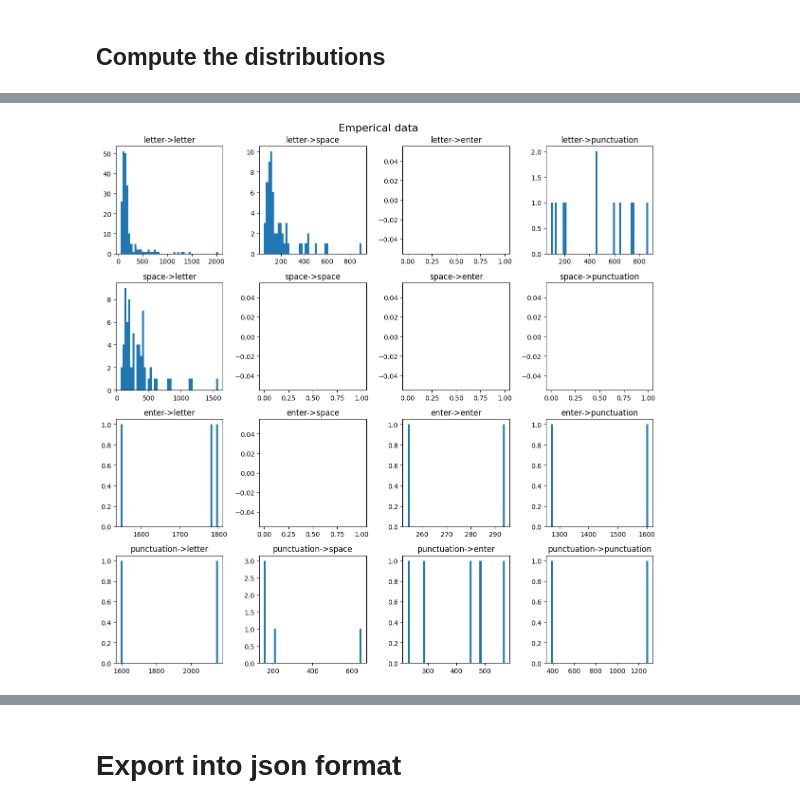
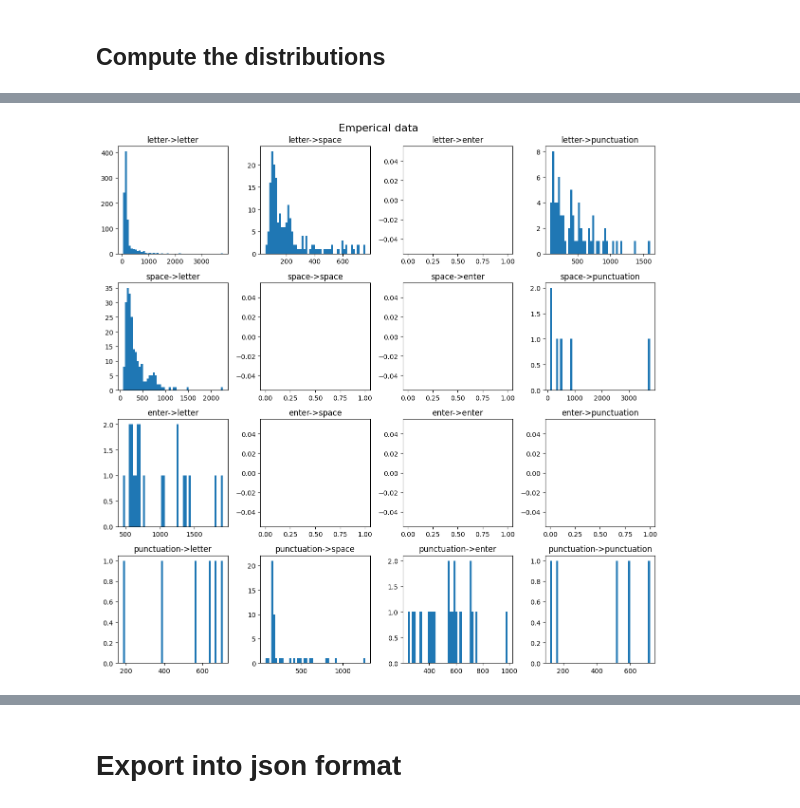
Before and after one commit to geekrope/keystroke-distribution, a Jupyter notebook: analysis/typing_distribution.ipynb, the cells around one changed output, grey strips where cells are left out. Saved outputs shown, nothing was run; the diff lists cells and outputs as text; code cells hidden in the pictures.

Commit message:
Update data collection method. Addtyping accuracy plot

```diff
--- a/analysis/typing_distribution.ipynb
+++ b/analysis/typing_distribution.ipynb
@@ -7,14 +6,24 @@ src = ['../data/my_typing_data.csv']
+# %%
+timing_src = ['../data/time_data.csv']
+accuracy_src = ['../data/accuracy_data.csv']
 # %% [markdown]
 # Load the data
 # %%
-tables = [pd.read_csv(file) for file in src]
-table = pd.concat(tables)
+timing_tables = [pd.read_csv(file) for file in timing_src]
+timing_table = pd.concat(timing_tables)
 
-delays_sample = table['delay'].to_numpy()
-transitions_sample = table['transition'].to_numpy()
+accuracy_tables = [pd.read_csv(file) for file in accuracy_src]
+accuracy_table = pd.concat(accuracy_tables)
+
+delays_sample = timing_table['delay'].to_numpy()
+transitions_sample = timing_table['transition'].to_numpy()
+true_char_sample = accuracy_table['original'].to_numpy()
+typed_char_sample = accuracy_table['typed'].to_numpy()
+
 categories = {0: 'letter', 1: 'space', 2: 'enter', 3: 'punctuation'}
 
-table.info()
+timing_table.info()
+accuracy_table.info()
 
 count = len(categories)
 # %% [output]
@@ -56,17 +74,19 @@ for i in range(count**2):
 # %% [markdown]
 # Computation utilities
 # %%
-def group(values: np.ndarray, categories: np.ndarray, expected_categories):
+def group(values: np.ndarray, categories: np.ndarray,
+          expected_categories=None):
     unique_categories = np.unique(categories)
     groupped = {}
-    for category in expected_categories:
-        groupped[category] = np.array([])
+    if not expected_categories is None:
+        for category in expected_categories:
+            groupped[category] = np.array([])
     for category in unique_categories:
         groupped[category] = values[categories == category]
     return groupped
 
 
-def compute_cdf(data: dict[str, np.ndarray]):
+def compute_cdf(data: dict[str, np.ndarray], default):
     cdfs = {}
     for category in data.keys():
         distribution = data[category]
@@ -78,7 +98,10 @@ def compute_cdf(data: dict[str, np.ndarray]):
 
         if (len(cdf) == 0):
             cdf = np.array([1])
-            values = np.array([0])
+            if default == 'same':
+                values = np.array([category])
+            else:
+                values = np.array([default])
 
         cdfs[category] = {'values': values, 'cdf': cdf}
 
@@ -152,0 +173,8 @@ distribution = compute_cdf(data)
+# %%
+timing_data = group(delays_sample, transitions_sample, expected_transitions)
+accuracy_data = group(typed_char_sample, true_char_sample)
+
+timing_distribution = compute_cdf(timing_data, default=0)
+accuracy_distribution = compute_cdf(accuracy_data, default='same')
+
+print(accuracy_distribution)
@@ -153,15 +220,15 @@ distribution = compute_cdf(data)
 # %%
 fig, axes = plt.subplots(count, count, figsize=(12, 12))
 
 for code in expected_transitions:
     i, j = from_transition_code(code)
     axes[i, j].set_title(transition_label(i, j))
-    axes[i, j].hist(data[code], bins=50)
+    axes[i, j].hist(timing_data[code], bins=50)
 
 fig.suptitle('Emperical data', fontsize=16)
 plt.tight_layout()
 plt.show()
 # %% [output]
-[figure, old version]
+[figure, new version]
 # %%
 target = '0-0'
```
Also changed, not shown: parts of 13 cells of this notebook, 7 other files.
